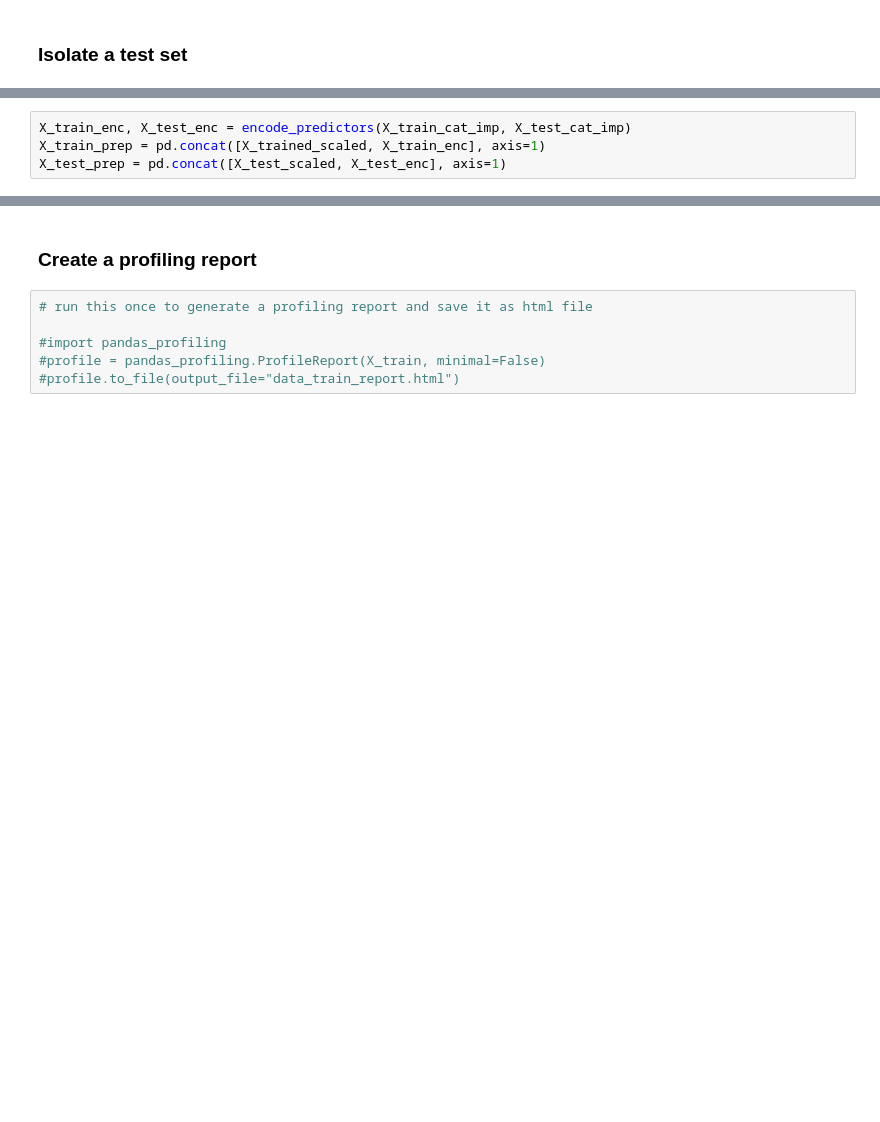
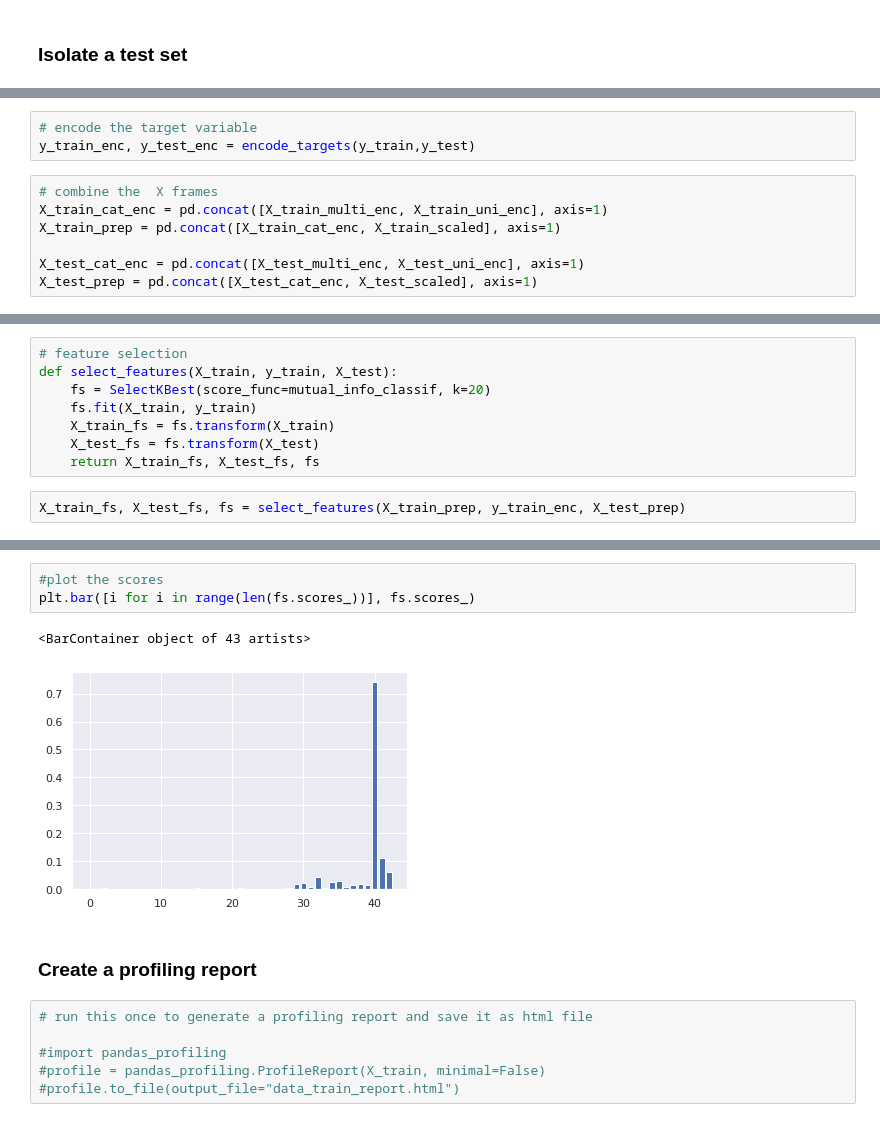
Before and after one commit to SolanaO/Developers_Survey_Analysis, a Jupyter notebook: stackBlogQuestion4.ipynb, the cells around one changed output, grey strips where cells are left out. Cells and saved outputs as stored; diff of their text form; blank space fills up the shorter version.

```diff
--- a/stackBlogQuestion4.ipynb
+++ b/stackBlogQuestion4.ipynb
@@ -433,4 +455,10 @@ def encode_predictors(X_train, X_test):
 # %%
-X_train_enc, X_test_enc = encode_predictors(X_train_cat_imp, X_test_cat_imp)
-X_train_prep = pd.concat([X_trained_scaled, X_train_enc], axis=1)
-X_test_prep = pd.concat([X_test_scaled, X_test_enc], axis=1)
+# encode the target variable
+y_train_enc, y_test_enc = encode_targets(y_train,y_test)
+# %%
+# combine the  X frames
+X_train_cat_enc = pd.concat([X_train_multi_enc, X_train_uni_enc], axis=1)
+X_train_prep = pd.concat([X_train_cat_enc, X_train_scaled], axis=1)
+
+X_test_cat_enc = pd.concat([X_test_multi_enc, X_test_uni_enc], axis=1)
+X_test_prep = pd.concat([X_test_cat_enc, X_test_scaled], axis=1)
@@ -436,0 +469,10 @@ X_test_prep = pd.concat([X_test_scaled, X_test_enc], axis=1)
+# %%
+# feature selection
+def select_features(X_train, y_train, X_test):
+	fs = SelectKBest(score_func=mutual_info_classif, k=20)
+	fs.fit(X_train, y_train)
+	X_train_fs = fs.transform(X_train)
+	X_test_fs = fs.transform(X_test)
+	return X_train_fs, X_test_fs, fs
+# %%
+X_train_fs, X_test_fs, fs = select_features(X_train_prep, y_train_enc, X_test_prep)
@@ -437,3 +576,9 @@ X_test_prep = pd.concat([X_test_scaled, X_test_enc], axis=1)
+# %%
+#plot the scores
+plt.bar([i for i in range(len(fs.scores_))], fs.scores_)
+# %% [output]
+<BarContainer object of 43 artists>
+[figure, added]
 # %% [markdown]
 ### Create a profiling report
 # %%
```
Also changed, not shown: parts of 48 cells of this notebook, 1 other file.
